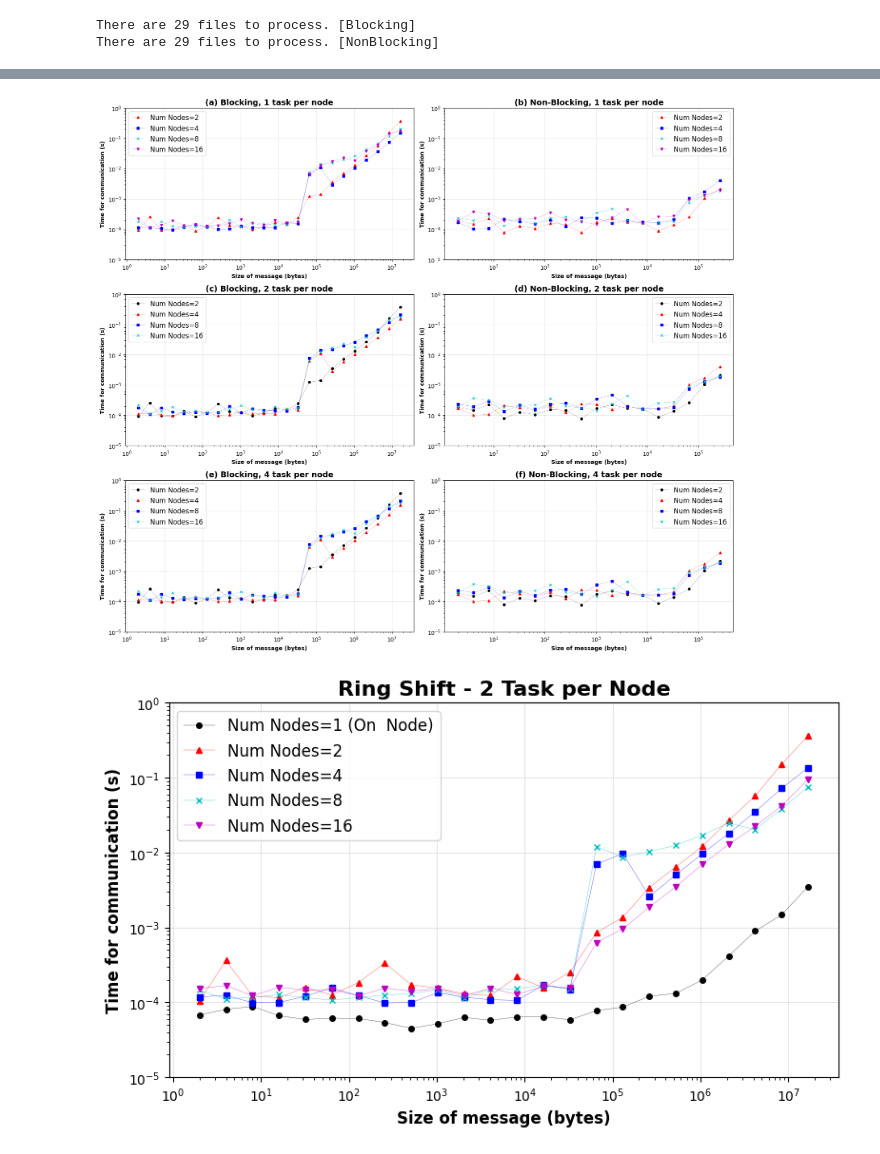
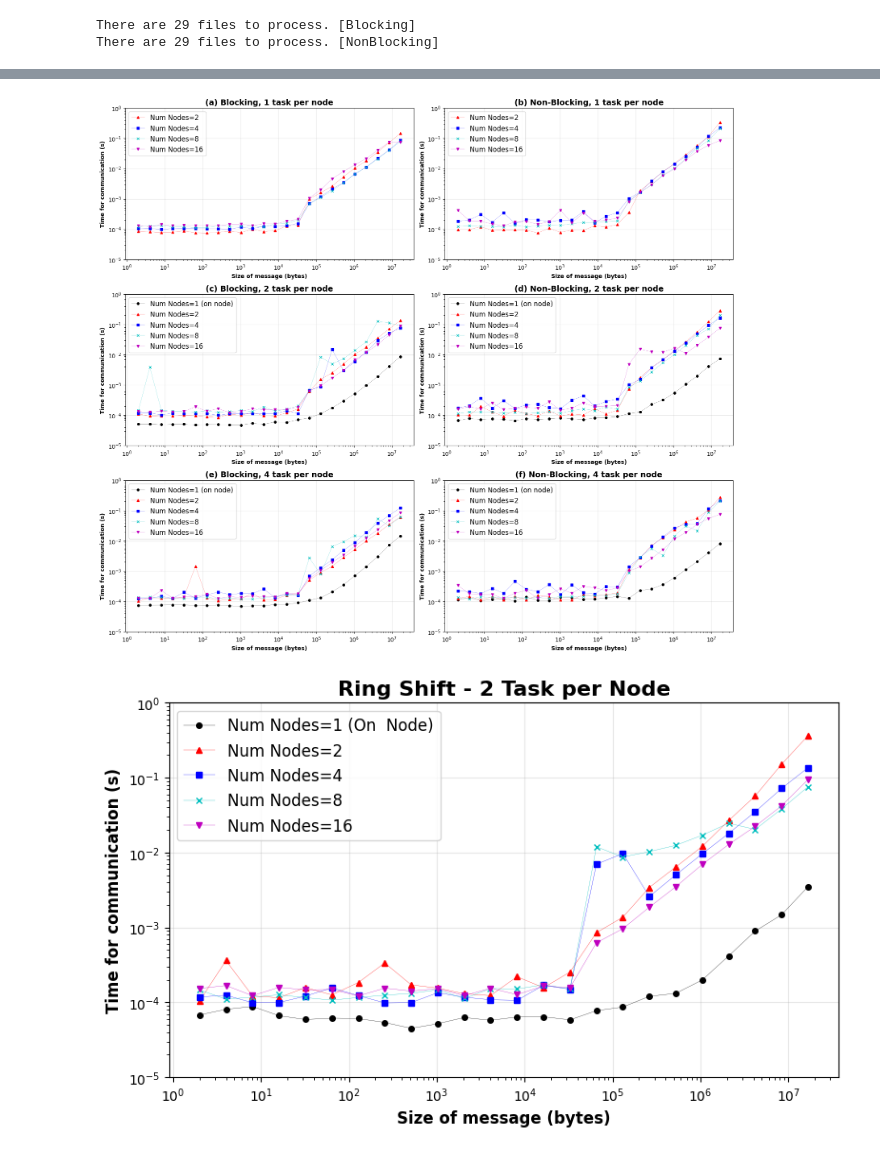
Before and after one commit to cmse822/project-3-mpi-p2p-team-2, a Jupyter notebook: Analysis/Analysis.ipynb, the cells around one changed output, grey strips where cells are left out. Cells and saved outputs as stored; diff of their text form; code cells hidden in the pictures.

```diff
--- a/Analysis/Analysis.ipynb
+++ b/Analysis/Analysis.ipynb
@@ -188,9 +188,10 @@ ____
 # Find the result files.
 FileList, FileList2 = [], []
 for fname in os.listdir('../data'):
-    if fname.startswith('Ring_n') and fnmatch.fnmatch(fname, '*.csv'):
+    if fname.startswith('Ring_n') and fnmatch.fnmatch(fname, '*.csv') and 'old' not in fname:
         FileList.append(os.path.join('../data/', fname))
-    elif fname.startswith('Ring_Non') and fnmatch.fnmatch(fname, '*.csv'):
+for fname in os.listdir('../data'):
+    if fname.startswith('Ring_Non') and fnmatch.fnmatch(fname, '*.csv'):
         FileList2.append(os.path.join('../data/', fname))
 print(f'There are {len(FileList)} files to process. [Blocking]')
 print(f'There are {len(FileList2)} files to process. [NonBlocking]')
@@ -224,6 +225,8 @@ for fname in FileList:
         Start = int(len(RunTimes) / 10)
         End   = int(len(RunTimes) * 9 / 10)
         RunTimes = RunTimes[Start:End]             # Filter out the first and last 10% datapoints.
+        if len(RunTimes) == 0:
+            print(Nnode, Ntask, s)
         Mean     = RunTimes.mean()
         Std      = RunTimes.std()
         # Add the result to Data.
@@ -330,6 +339,13 @@ def FitModel(X, Y):
 def CalcBand(X, Y):
     coeff = np.polyfit(np.log10(X), np.log10(Y), 1)
     return 1 / coeff[0]
+# %%
+# Manually remove the outliers from Nnode=4, Ntasks=8 in blocking data.
+MoveAvg = []
+for s in Data1.index:
+    if s < 1e5 and Data1.loc[s, 'B_N4_T8'] > 1e-3:
+        Data1.loc[s, 'B_N4_T8'] = sum(MoveAvg) / len(MoveAvg)
+    MoveAvg.append(Data1.loc[s, 'B_N4_T8'])
 # %%
 # First plot the results for ringshift where each node has one task.
 Colors  = ['k', 'r', 'b', 'c', 'm', 'g']
@@ -368,38 +384,42 @@ for tt in ['Block', 'NonBlock']:        # Different types: blocking and NonBlock
             elif tn == 4:
                 ax = axs[2, 1]
                 Title = '(f) Non-Blocking, 4 task per node'
         # Define the Data and Combinations.
         if tt == 'Block':
             Data = Data1
             Comb = Comb1
         else:
             Data = Data2
             Comb = Comb2
         # Do the plotting.
         for col in Comb:
             # Extract data.
             Ntask = int(col.split('_T')[1])
             Nnode = int(col.split('_N')[1].split('_')[0])
             X = np.array(Data.index)
             Y = Data[col].to_numpy()
             # Select only node per task == 1.
-            if Nnode != Ntask:
+            if Nnode * tn != Ntask:
                 continue
-            ax.loglog(X, Y, ls='-', lw=0.2, marker=Markers[count], markersize=MS[count],
-                    color=Colors[count], label=f'Num Nodes={Nnode}')
+            if Nnode == 1:
+                ax.loglog(X, Y, ls='-', lw=0.2, marker=Markers[count], markersize=MS[count],
+                          color=Colors[count], label=f'Num Nodes={Nnode} (on node)')
+            else:
+                ax.loglog(X, Y, ls='-', lw=0.2, marker=Markers[count], markersize=MS[count],
+                          color=Colors[count], label=f'Num Nodes={Nnode}')
             count += 1
         ax.set_title(Title, fontsize=14, fontweight='bold', color='k')
         ax.set_ylabel('Time for communication (s)', fontsize=10, fontweight='bold', color='k')
         ax.set_xlabel('Size of message (bytes)', fontsize=10, fontweight='bold', color='k')
         ax.legend(fontsize=12, fancybox=True)
         ax.grid('on', alpha=0.3)
         ax.set_ylim([1e-5, 1e0])
 
 
 fig.tight_layout()
-# fig.savefig('Fig03_RingShift_Blocking.png', format='png', dpi=800)
+fig.savefig('Fig03_RingShift.png', format='png', dpi=800)
 # %% [output]
-[figure, old version]
+[figure, new version]
 # %%
 # First plot the results for ringshift where each node has one task.
 Colors  = ['k', 'r', 'b', 'c', 'm', 'g']
```
Also changed, not shown: parts of 2 cells of this notebook, 6 other files.
